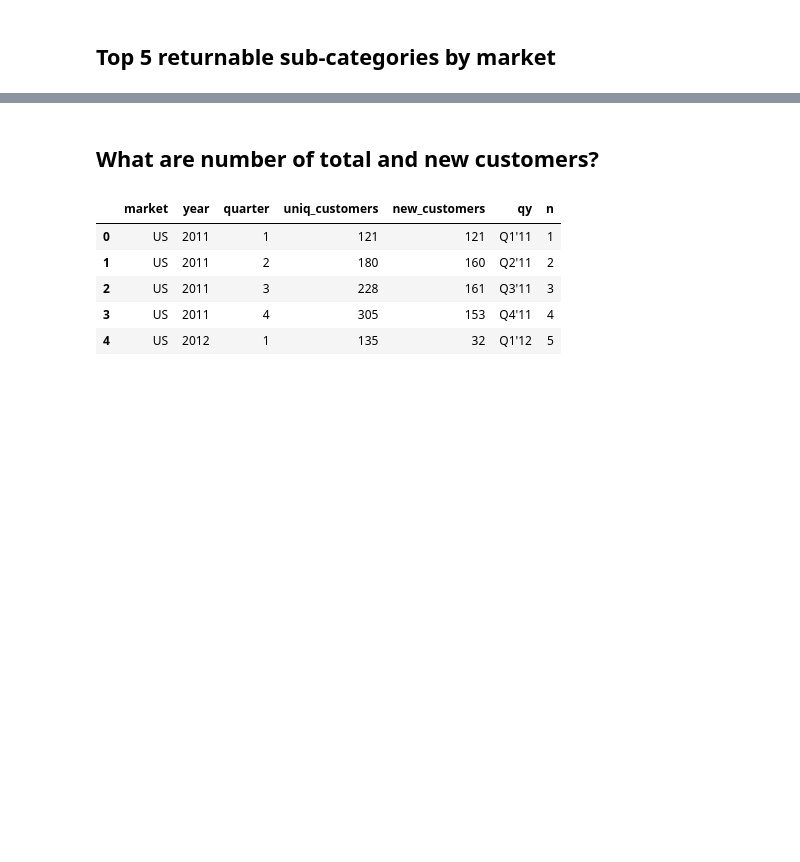
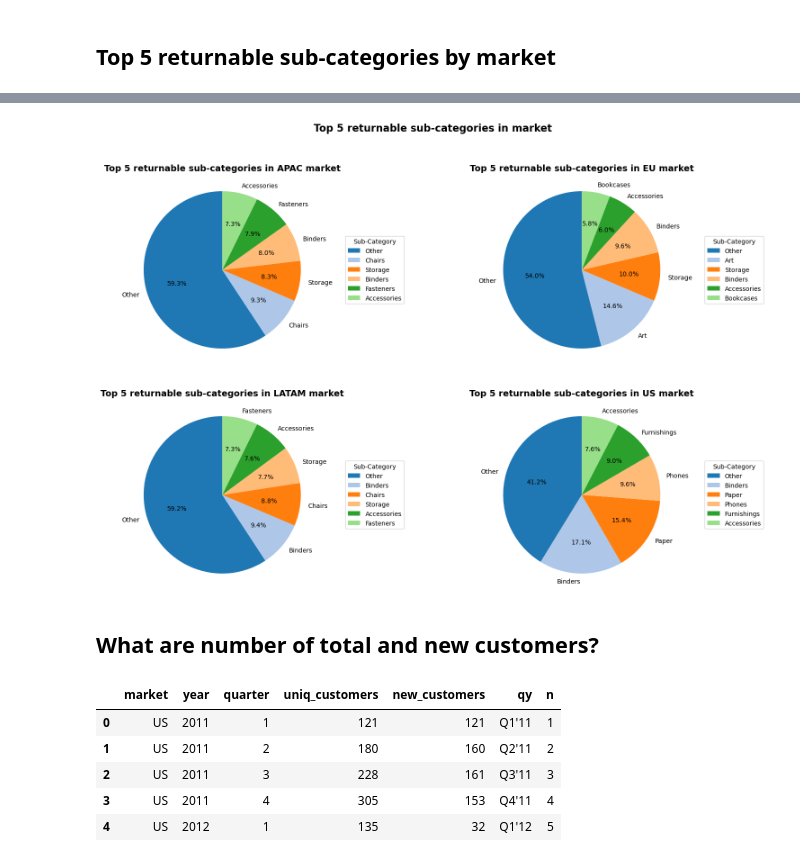
Before and after one commit to annugit1655/Global-Superstore-Project, a Jupyter notebook: notebooks/order-return-sales-analysis.ipynb, the cells around one changed output, grey strips where cells are left out. Saved outputs shown, nothing was run; the diff lists cells and outputs as text; code cells hidden in the pictures; blank space fills up the shorter version.

Commit message:
'returnable'

```diff
--- a/notebooks/order-return-sales-analysis.ipynb
+++ b/notebooks/order-return-sales-analysis.ipynb
@@ -1268,3 +1282,36 @@ display(new_df.head())
+# %%
+# Visualization of new_df
+
+
+fig, ax = plt.subplots(2,2,figsize=(15,10))
+fig.suptitle(f"Top 5 returnable sub-categories in market", fontsize=16, fontweight='bold', y=1.04)
+
+for i, market in enumerate(new_df["market"].unique()):
+    subset = new_df[new_df["market"] == market]
+    # pie chart
+    row = i // 2
+    col_idx = i % 2
+
+    wedges, texts, autotexts = ax[row, col_idx].pie(
+        subset["perc"],
+        labels=subset["sub-category"],
+        autopct=lambda p: f"{p:.1f}%",
+        colors=plt.cm.tab20.colors,  # or any colormap you like
+        startangle=90
+    )
+    # Legends
+    ax[row, col_idx].legend(title='Sub-Category', loc='center left', bbox_to_anchor=(1,0,0.5, 1))
+    # Title
+    ax[row, col_idx].set_title(f"Top 5 returnable sub-categories in {market} market", fontsize=14, fontweight='bold', y=1.05)
+    # Equal aspect ratio ensures pie is drawn as circle
+    ax[row, col_idx].axis('equal')
+
+# Add layout
+plt.tight_layout()
+plt.subplots_adjust(wspace=0.5, hspace=0.3)
+plt.show()
+# %% [output]
+[figure, added]
 # %% [markdown]
 ## **What are number of total and new customers?**
 # %%
```
Also changed, not shown: parts of 6 cells of this notebook.
